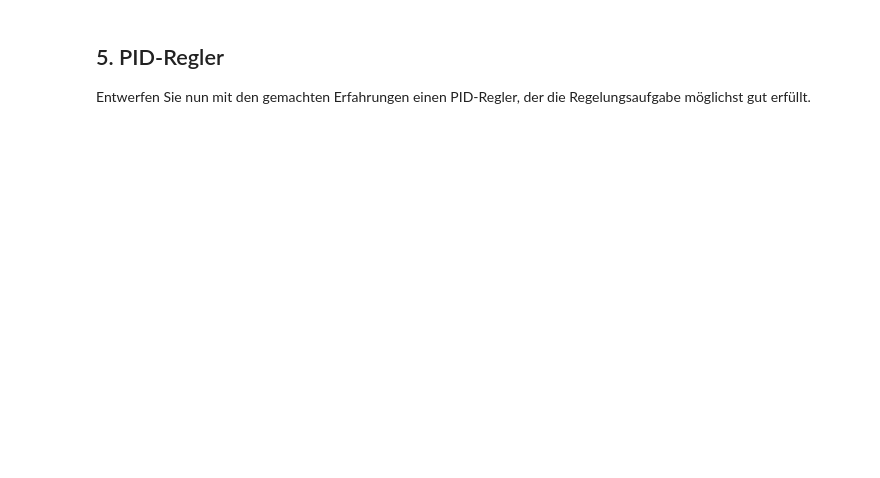
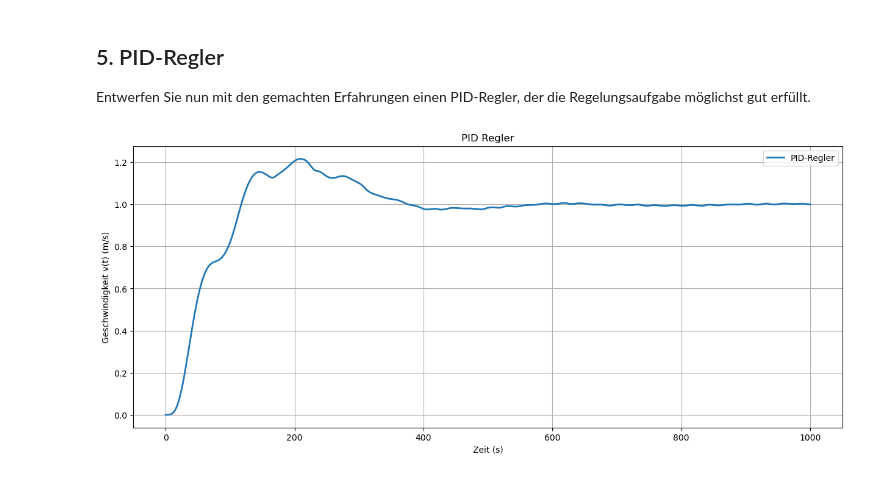
Before and after one commit to ImpressMee/Semester_3, a Jupyter notebook: 5. Technische Grundlagen von KI/Übungen/Versuch 5/vers_5_regler.ipynb, the cells around one changed output. Cells and saved outputs as stored; diff of their text form; code cells hidden in the pictures; blank space fills up the shorter version.

```diff
--- a/5. Technische Grundlagen von KI/Übungen/Versuch 5/vers_5_regler.ipynb
+++ b/5. Technische Grundlagen von KI/Übungen/Versuch 5/vers_5_regler.ipynb
@@ -489,32 +735,44 @@ class PIDController:
             else:
                 de_dt = 0.0
 
         # Integralanteil (inkrementell)
         if dt > 0.0:
             self.integral += (e * dt) / self.Tn
 
         # Zustand speichern
         self.e_last = e
         self.t_last = t
 
         # PID-Positionsalgorithmus
         u = self.Kp * (e + self.integral + self.Tv * de_dt)
         return u
 
 
 # verwendung
 
 ctrl = PIDController(
     Kp=1.0,
-    Tn=5.0,
+    Tn=50,
     Tv=0.1,
     soll=1.0
 )
 
 sol = solve_ivp(
-    schubverbund_mit_regler,
+    schubverbund_mit_regler2,
     t_span,
     X0,
     args=(ctrl,),
     t_eval=t_eval
 )
+
+plt.figure(figsize=(15,6))
+plt.plot(sol.t, sol.y[5], label="PID-Regler", linewidth=2)
+
+plt.xlabel("Zeit (s)")
+plt.ylabel("Geschwindigkeit v(t) (m/s)")
+plt.title("PID Regler")
+plt.grid(True)
+plt.legend()
+plt.show()
+# %% [output]
+[figure, added]
```
Also changed, not shown: parts of 6 cells of this notebook, 1 other file.
